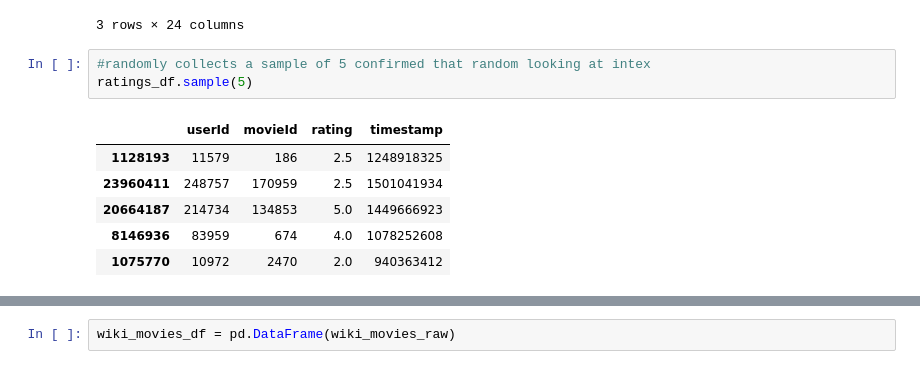
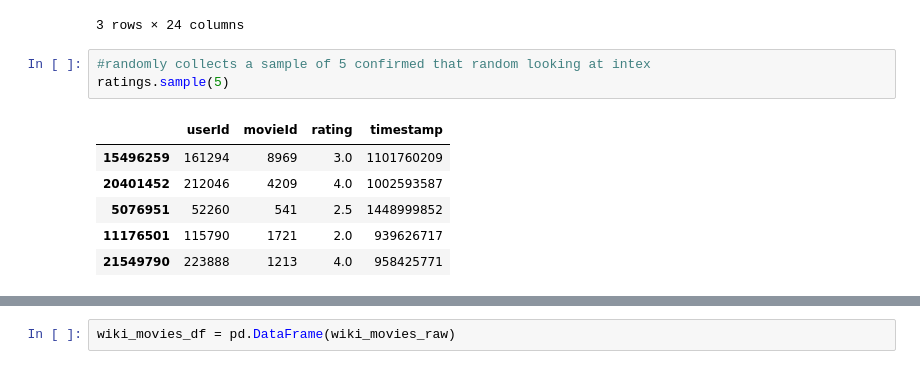
Before and after one commit to tolewicz/Movies-ETL, a Jupyter notebook: Movies_ETL.ipynb, the cells around one changed output, grey strips where cells are left out. Cells and saved outputs as stored; diff of their text form.

```diff
--- a/Movies_ETL.ipynb
+++ b/Movies_ETL.ipynb
@@ -98,14 +98,14 @@ kaggle_metadata.head(3)
 3 rows × 24 columns
 # %%
 #randomly collects a sample of 5 confirmed that random looking at intex
-ratings_df.sample(5)
+ratings.sample(5)
 # %% [output]
 |  | userId | movieId | rating | timestamp |
-| 1128193 | 11579 | 186 | 2.5 | 1248918325 |
-| 23960411 | 248757 | 170959 | 2.5 | 1501041934 |
-| 20664187 | 214734 | 134853 | 5.0 | 1449666923 |
-| 8146936 | 83959 | 674 | 4.0 | 1078252608 |
-| 1075770 | 10972 | 2470 | 2.0 | 940363412 |
+| 15496259 | 161294 | 8969 | 3.0 | 1101760209 |
+| 20401452 | 212046 | 4209 | 4.0 | 1002593587 |
+| 5076951 | 52260 | 541 | 2.5 | 1448999852 |
+| 11176501 | 115790 | 1721 | 2.0 | 939626717 |
+| 21549790 | 223888 | 1213 | 4.0 | 958425771 |
 # %%
 kaggle_metadata.sample(3)
 # %% [output]
```
Also changed, not shown: parts of 43 cells of this notebook.
